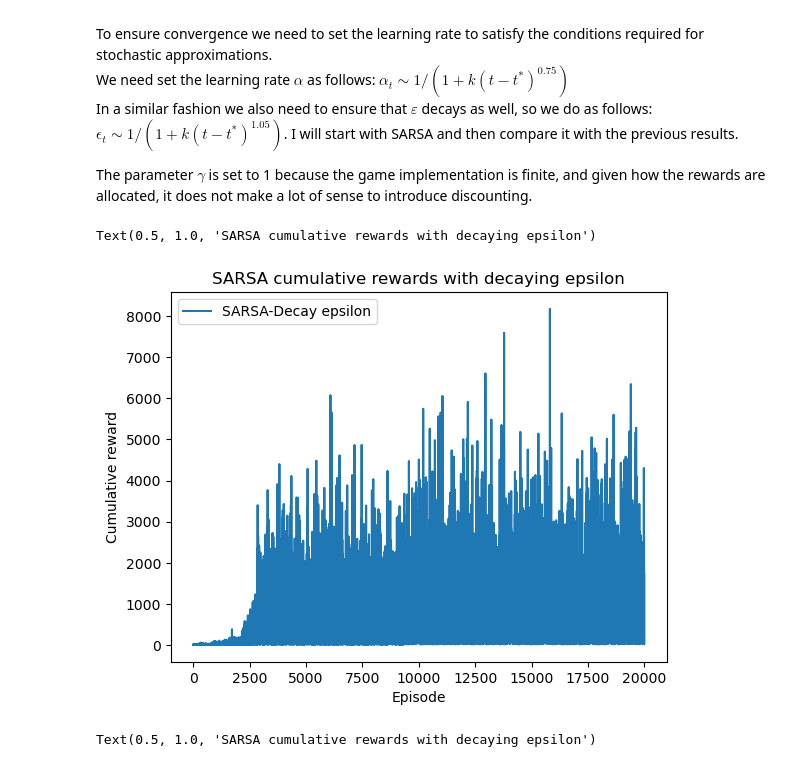
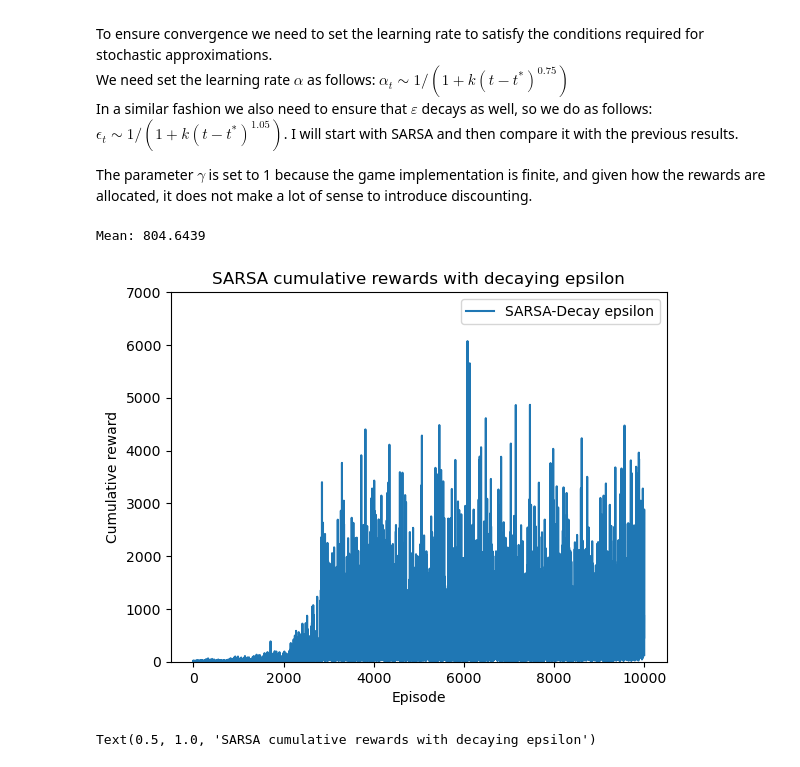
Before and after one commit to SDavenia/RL_Flappy_Bird, a Jupyter notebook: convergence.ipynb, the cells around one changed output. Drawn from its saved outputs; the diff is of its cells as text; code cells hidden in the pictures.

```diff
--- a/convergence.ipynb
+++ b/convergence.ipynb
@@ -148,14 +148,16 @@ Qvalues = SARSA.Qvalues
 # %%
 import matplotlib.pyplot as plt # epsilon0 = 0.15
 
-plt.plot(performance_traj_SARSA_decay, label='SARSA-Decay epsilon')
+plt.plot(performance_traj_SARSA_decay[:10000], label='SARSA-Decay epsilon')
 plt.xlabel('Episode')
+plt.ylim(0, 7000)
 plt.ylabel('Cumulative reward')
 plt.legend()
 plt.title("SARSA cumulative rewards with decaying epsilon")
+print("Mean:", np.mean(performance_traj_SARSA_decay[10000:]))
 # %% [output]
-Text(0.5, 1.0, 'SARSA cumulative rewards with decaying epsilon')
+Mean: 804.6439
-[figure, old version]
+[figure, new version]
 # %%
 import matplotlib.pyplot as plt # epsilon0 = 0.1
 
```
Also changed, not shown: 2 other files.
